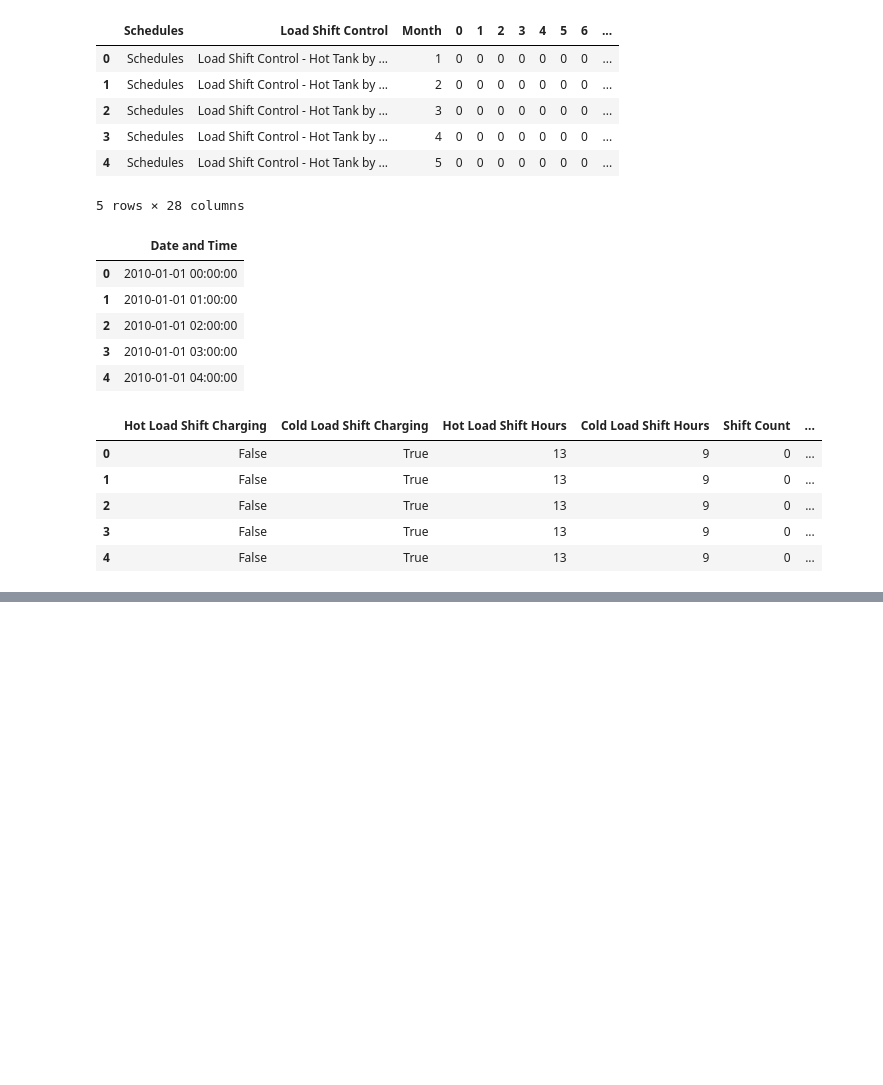
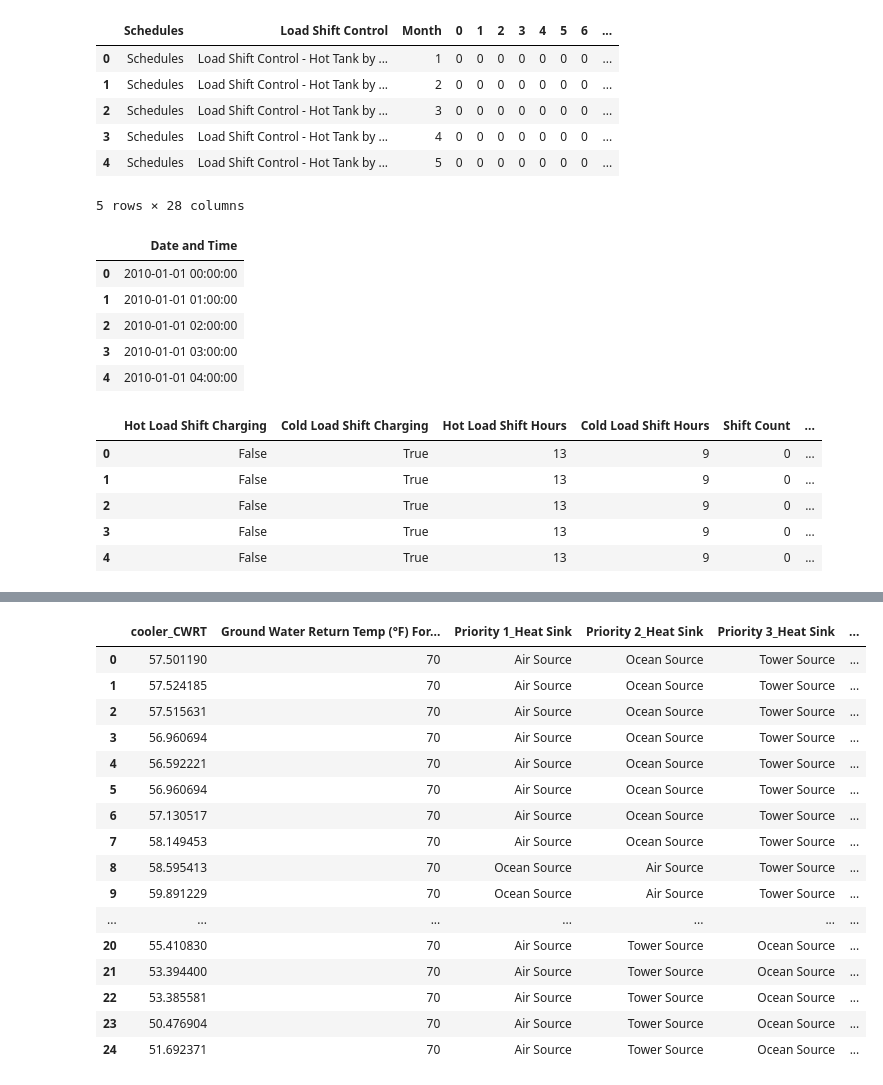
Before and after one commit to NikitaKhatwani/District-system---Engineering-model, a Jupyter notebook: UCSB_CUP Heat pump TES.ipynb, the cells around one changed output, grey strips where cells are left out. Saved outputs shown, nothing was run; the diff lists cells and outputs as text; code cells hidden in the pictures; blank space fills up the shorter version.

```diff
--- a/UCSB_CUP Heat pump TES.ipynb
+++ b/UCSB_CUP Heat pump TES.ipynb
@@ -311,0 +332,3 @@ trial 44.0 44.0 1237035.7891930018 1268952.1046379893
+# %%
+TES_HC_ouput1_df = TES_instance_three.TES_HC_calculate()
+TES_HC_ouput1_df.head(20)
@@ -311,0 +387,20 @@ trial 44.0 44.0 1237035.7891930018 1268952.1046379893
+# %%
+TES_C_shiftChargeRate = TES_C_ouput1_df["Cold Load-Shift Charge Rate (gpm)"]
+TES_C_flowOut = TES_C_ouput1_df["Flow out of TES Cold Tc (gpm)"]
+TES_H_tempOut= TES_HC_ouput1_df["Temp out of Hot Tank (°F)"]
+TES_C_tempOut = TES_HC_ouput1_df["Temp out of Cold Tank (°F)"]
+# %%
+from ucsbdistrict.heatPump import heatPump
+
+heatPump_instance_two = heatPump(districtHWRT=districtHWRT,districtCHWRT=districtCHWRT,HW_districtSTP = HW_districtSTP,districtHWSflow=districtHWSflow,\
+                            HP_leavingHW=HP_leavingHW,HP_enteringHW=HP_enteringHW,HP_enteringCHW=HP_enteringCHW,HP_leavingCHW=HP_leavingCHW,\
+                            HP_maxHeating=HP_maxHeating,HP_maxCooling=HP_maxCooling,TES_H_shiftChargeRate=TES_H_shiftChargeRate,\
+                            TES_H_flowOut=TES_H_flowOut,HP_heatingCapacity=HP_heatingCapacity,HP_coolingCapacity=HP_coolingCapacity,TES_C_shiftChargeRate=TES_C_shiftChargeRate,\
+                            TES_C_flowOut = TES_C_flowOut, TES_H_tempOut=TES_H_tempOut, TES_C_tempOut=TES_C_tempOut,districtCHWSflow=districtCHWSflow,\
+                            grReturn_D_LWT=grReturn_D_LWT,gr_months=gr_months,month_to_match=month_to_match,dryBulb_temp=dryBulb_temp,ocean_df=ocean_df,\
+                            days_to_match=days_to_match,HP_waterSource=HP_waterSource,HP_airWaterSource=HP_airWaterSource,ocean_df_WS_temporary=ocean_df_WS_temporary,\
+                            HP_grSource_capacity=HP_grSource_capacity,HP_ocean_capacity=HP_ocean_capacity,chiller_maxCapacity=chiller_maxCapacity,\
+                            grReturn_HtRej_LWT=grReturn_HtRej_LWT,wetBulb_temp=wetBulb_temp,CT_CUP_value=CT_CUP_value,CT_CUP_month=CT_CUP_month,HP_CT_capacity=HP_CT_capacity)
+# %%
+heatPump_output_df_2 = heatPump_instance_two.compute2()
+heatPump_output_df_2.head(15)
@@ -311,0 +514,21 @@ trial 44.0 44.0 1237035.7891930018 1268952.1046379893
+# %%
+filtered_df = heatPump_output_df_2.iloc[:25,list(range(14, 22)) + list(range(26, 29))]
+filtered_df.head(150)
+# %% [output]
+|  | cooler_CWRT | Ground Water Return Temp (°F) For... | Priority 1_Heat Sink | Priority 2_Heat Sink | Priority 3_Heat Sink | ... |
+| 0 | 57.501190 | 70 | Air Source | Ocean Source | Tower Source | ... |
+| 1 | 57.524185 | 70 | Air Source | Ocean Source | Tower Source | ... |
+| 2 | 57.515631 | 70 | Air Source | Ocean Source | Tower Source | ... |
+| 3 | 56.960694 | 70 | Air Source | Ocean Source | Tower Source | ... |
+| 4 | 56.592221 | 70 | Air Source | Ocean Source | Tower Source | ... |
+| 5 | 56.960694 | 70 | Air Source | Ocean Source | Tower Source | ... |
+| 6 | 57.130517 | 70 | Air Source | Ocean Source | Tower Source | ... |
+| 7 | 58.149453 | 70 | Air Source | Ocean Source | Tower Source | ... |
+| 8 | 58.595413 | 70 | Ocean Source | Air Source | Tower Source | ... |
+| 9 | 59.891229 | 70 | Ocean Source | Air Source | Tower Source | ... |
+| ... | ... | ... | ... | ... | ... | ... |
+| 20 | 55.410830 | 70 | Air Source | Tower Source | Ocean Source | ... |
+| 21 | 53.394400 | 70 | Air Source | Tower Source | Ocean Source | ... |
+| 22 | 53.385581 | 70 | Air Source | Tower Source | Ocean Source | ... |
+| 23 | 50.476904 | 70 | Air Source | Tower Source | Ocean Source | ... |
+| 24 | 51.692371 | 70 | Air Source | Tower Source | Ocean Source | ... |
```
Also changed, not shown: parts of 15 cells of this notebook, 5 other files.
